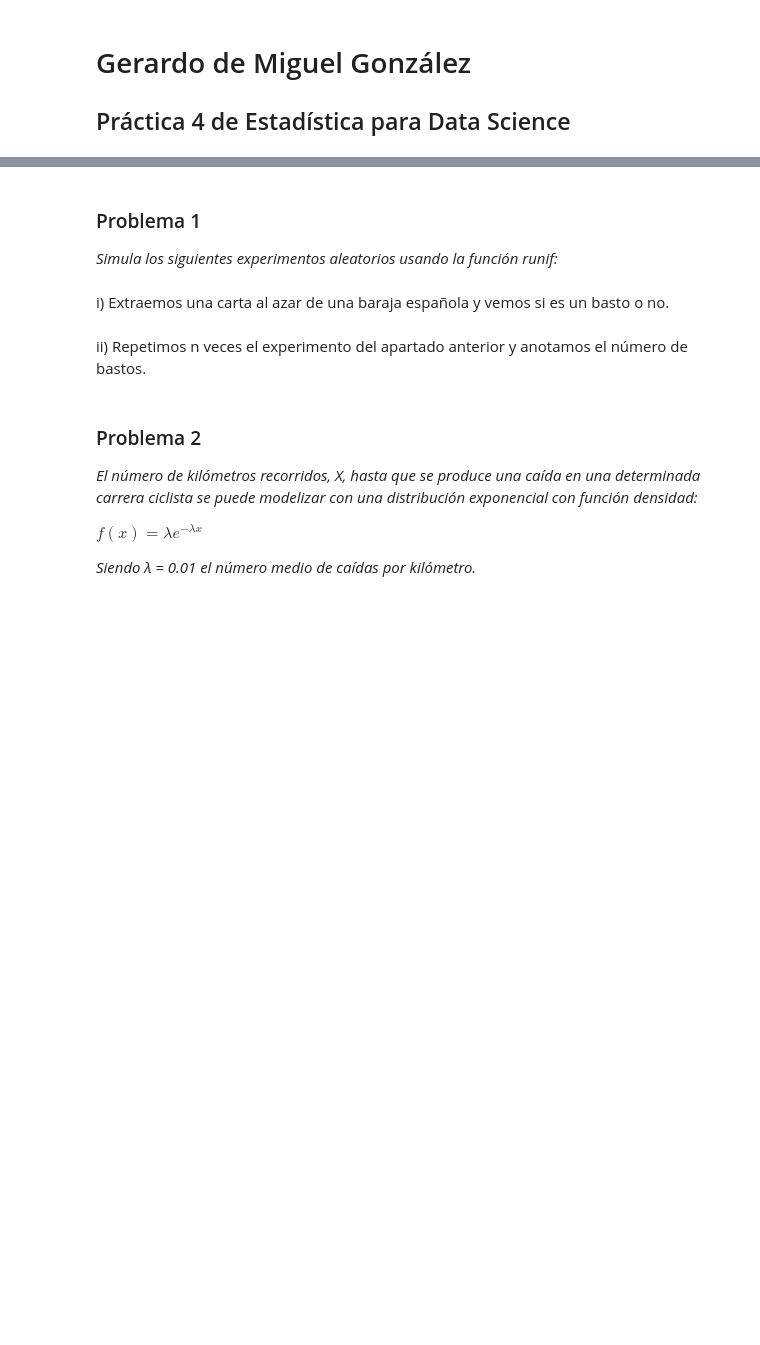
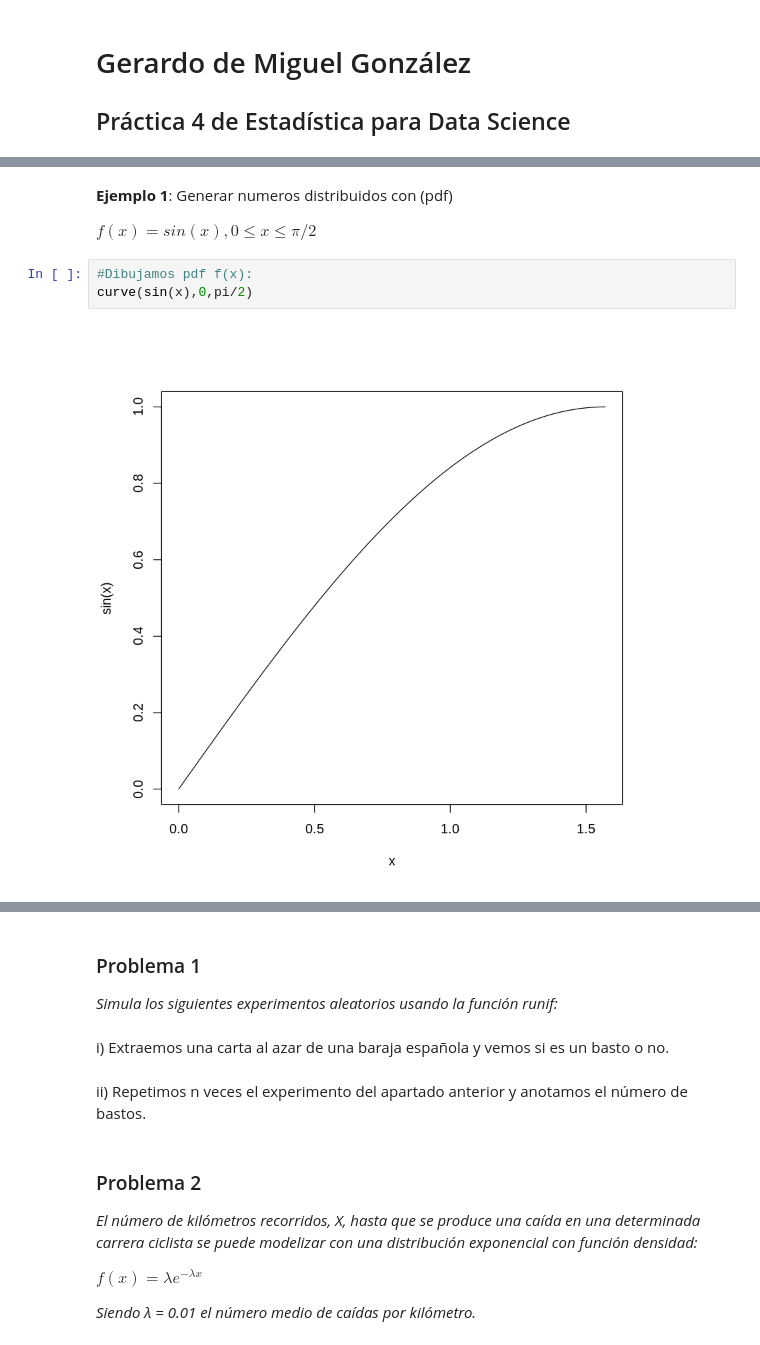
Before and after one commit to yerartdev/uc-m1965-stats, a Jupyter notebook: p4/practica4-gerardo-de-miguel.gonzalez.ipynb, the cells around one changed output, grey strips where cells are left out. Saved outputs shown, nothing was run; the diff lists cells and outputs as text; blank space fills up the shorter version.

```diff
--- a/p4/practica4-gerardo-de-miguel.gonzalez.ipynb
+++ b/p4/practica4-gerardo-de-miguel.gonzalez.ipynb
@@ -4,0 +20,9 @@
+# %% [markdown]
+**Ejemplo 1**: Generar numeros distribuidos con (pdf)
+
+$f(x) = sin(x),  0\leq x\leq \pi/2$
+# %%
+#Dibujamos pdf f(x):
+curve(sin(x),0,pi/2)
+# %% [output]
+[figure, added]
```
Also changed, not shown: parts of 19 cells of this notebook.
